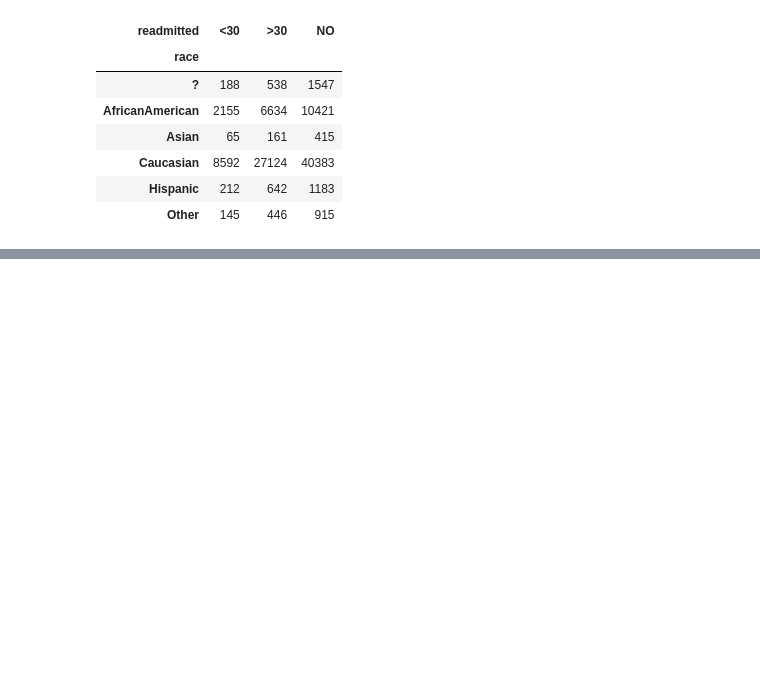
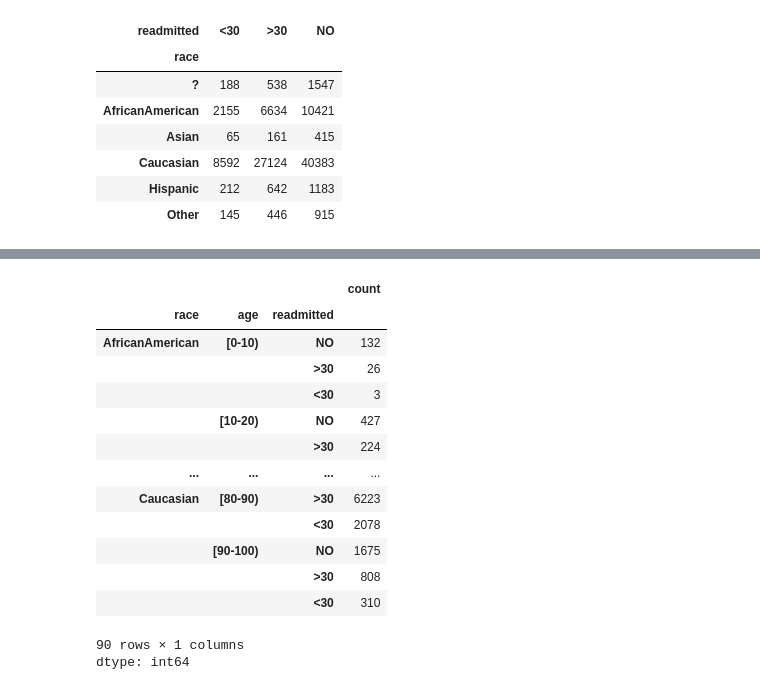
Before and after one commit to dreach329/CUNY_LaGuardia_HF_Analytics_Course, a Jupyter notebook: Python_Project_2_Diabetes.ipynb, the cells around one changed output, grey strips where cells are left out. Cells and saved outputs as stored; diff of their text form; code cells hidden in the pictures; blank space fills up the shorter version.

```diff
--- a/Python_Project_2_Diabetes.ipynb
+++ b/Python_Project_2_Diabetes.ipynb
@@ -81,3 +79,9 @@ ct = pd.crosstab(combined['readmitted'], combined['race'])
+# %%
+df1 = dfrace.assign(race='Asian')
+df2 = dfrace.assign(race='AfricanAmerican')
+df3 = dfrace.assign(race='Caucasian')
+
+combined = pd.concat([df1, df2, df3])
 # %%
 ct.plot(kind='bar')
 
@@ -92 +120,20 @@ plt.show()
+# %%
+comparison2 = combined.groupby(['race', 'age'])['readmitted'].value_counts()
+display(comparison2)
+# %% [output]
+|  |  |  | count |
+| race | age | readmitted |  |
+| AfricanAmerican | [0-10) | NO | 132 |
+|  |  | >30 | 26 |
+|  |  | <30 | 3 |
+|  | [10-20) | NO | 427 |
+|  |  | >30 | 224 |
+| ... | ... | ... | ... |
+| Caucasian | [80-90) | >30 | 6223 |
+|  |  | <30 | 2078 |
+|  | [90-100) | NO | 1675 |
+|  |  | >30 | 808 |
+|  |  | <30 | 310 |
+90 rows × 1 columns
+dtype: int64
 # %%
```
Also changed, not shown: parts of 5 cells of this notebook.
